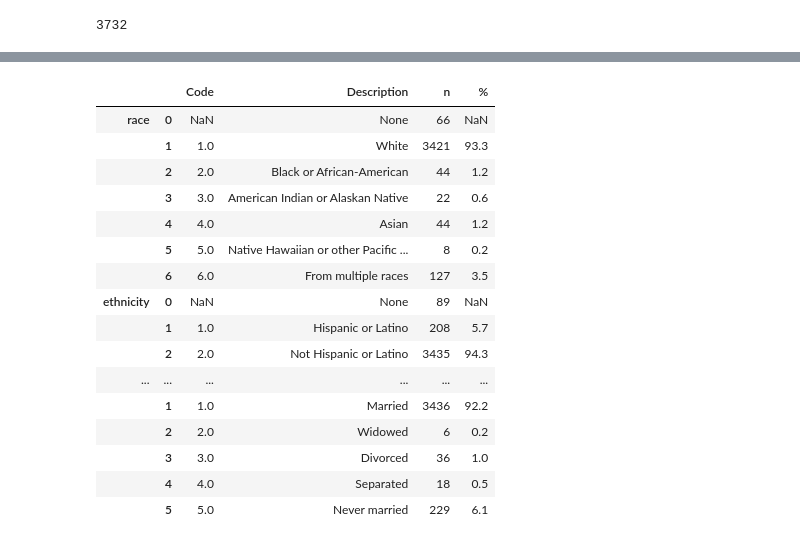
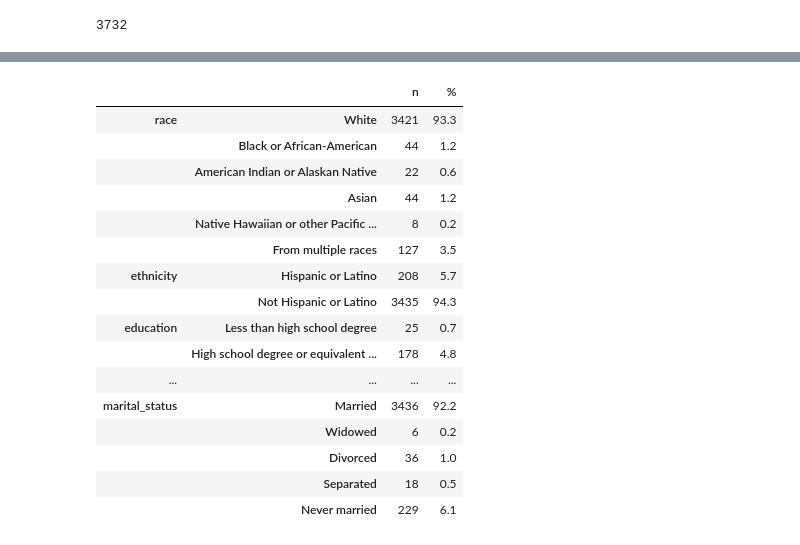
Before and after one commit to timcsimmons/barton-bfsurvey-2013, a Jupyter notebook: programs/2-analysis.ipynb, the cells around one changed output, grey strips where cells are left out. Cells and saved outputs as stored; diff of their text form; code cells hidden in the pictures.

Commit message:
Add next batch of covariates and summarize outcomes

```diff
--- a/programs/2-analysis.ipynb
+++ b/programs/2-analysis.ipynb
@@ -31,28 +39,0 @@ import matplotlib.pyplot as plt
-# %%
-conn = sqlite3.connect('../data/analysis.sqlite3')
-curs = conn.cursor()
-curs.execute("attach database '../data/codes.sqlite3' as codes;")
-
-population_query = '''
-    select RespondentId, sex, age_yc, bf_status, age_mother, AP, AP_reason
-    from survey
-'''
-
-population = read_sql_query(population_query, conn)
-survey = read_sql_query('select * from survey where AP = 1', conn)
-
-def table(column, connection=conn):
-    '''Query a database to summarize a coded variable using its code table'''
-    query = '''
-        select c.Code, c.Description, count(*) as n
-        from survey as s left join codes.{} as c on s.{} = c.Code
-        where s.AP = 1
-        group by c.Code, c.Description
-        order by 1
-    '''.format(column, column, column)
-
-    t = read_sql_query(query, connection)
-    n = t.n[t.Code.notnull()]
-    t['%'] = np.round(n/n.sum() * 1000)/10
-
-    return t
@@ -59,3 +71,12 @@ def table(column, connection=conn):
+# %%
+def table(column):
+    t = survey.groupby(column)[[column]].count()
+    t.index = t.index.astype('object')
+
+    t['n'] = t[column].dropna()
+    t['%'] = np.round(t['n']/t['n'].sum()*1000)/10
+
+    return t[['n', '%']]
 # %%
 population.head()
 # %% [output]
@@ -128,22 +141,22 @@ for s in continuous:
 # %%
-categoricals = ['race', 'ethnicity', 'education', 'income', 'marital_status']
-tables = [table(c) for c in categoricals]
-pd.concat(tables, keys=categoricals)
+demographics = ['race', 'ethnicity', 'education', 'income', 'marital_status']
+tables = [table(c) for c in demographics]
+pd.concat(tables, keys=demographics)
 # %% [output]
-|  |  | Code | Description | n | % |
-| race | 0 | NaN | None | 66 | NaN |
-|  | 1 | 1.0 | White | 3421 | 93.3 |
-|  | 2 | 2.0 | Black or African-American | 44 | 1.2 |
-|  | 3 | 3.0 | American Indian or Alaskan Native | 22 | 0.6 |
-|  | 4 | 4.0 | Asian | 44 | 1.2 |
-|  | 5 | 5.0 | Native Hawaiian or other Pacific ... | 8 | 0.2 |
-|  | 6 | 6.0 | From multiple races | 127 | 3.5 |
-| ethnicity | 0 | NaN | None | 89 | NaN |
-|  | 1 | 1.0 | Hispanic or Latino | 208 | 5.7 |
-|  | 2 | 2.0 | Not Hispanic or Latino | 3435 | 94.3 |
-| ... | ... | ... | ... | ... | ... |
-|  | 1 | 1.0 | Married | 3436 | 92.2 |
-|  | 2 | 2.0 | Widowed | 6 | 0.2 |
-|  | 3 | 3.0 | Divorced | 36 | 1.0 |
-|  | 4 | 4.0 | Separated | 18 | 0.5 |
-|  | 5 | 5.0 | Never married | 229 | 6.1 |
+|  |  | n | % |
+| race | White | 3421 | 93.3 |
+|  | Black or African-American | 44 | 1.2 |
+|  | American Indian or Alaskan Native | 22 | 0.6 |
+|  | Asian | 44 | 1.2 |
+|  | Native Hawaiian or other Pacific ... | 8 | 0.2 |
+|  | From multiple races | 127 | 3.5 |
+| ethnicity | Hispanic or Latino | 208 | 5.7 |
+|  | Not Hispanic or Latino | 3435 | 94.3 |
+| education | Less than high school degree | 25 | 0.7 |
+|  | High school degree or equivalent ... | 178 | 4.8 |
+| ... | ... | ... | ... |
+| marital_status | Married | 3436 | 92.2 |
+|  | Widowed | 6 | 0.2 |
+|  | Divorced | 36 | 1.0 |
+|  | Separated | 18 | 0.5 |
+|  | Never married | 229 | 6.1 |
```
Also changed, not shown: parts of 32 cells of this notebook, 3 other files.
